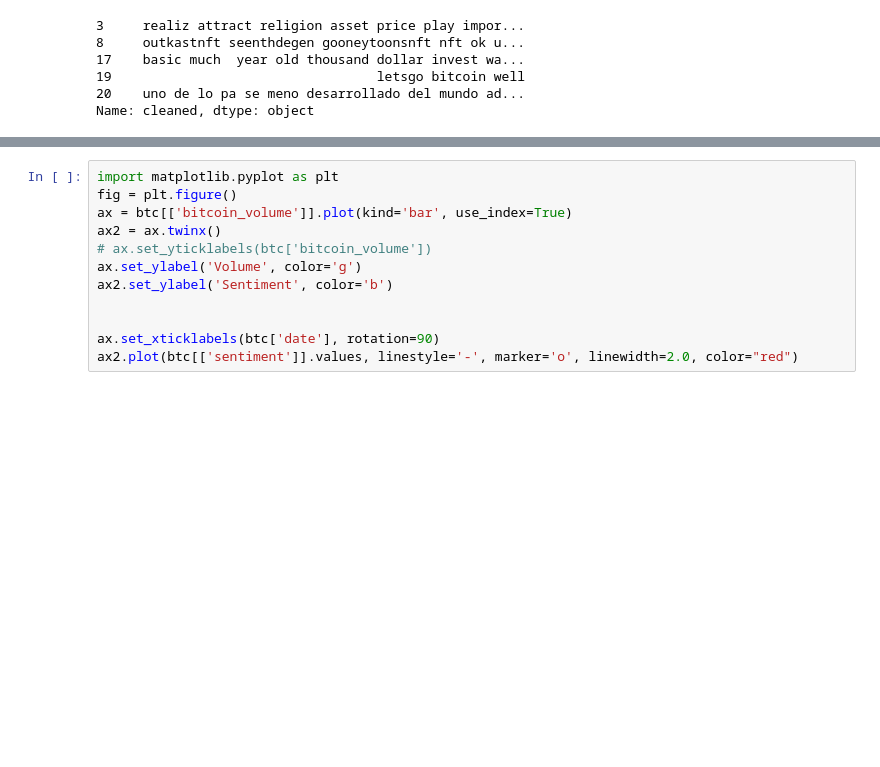
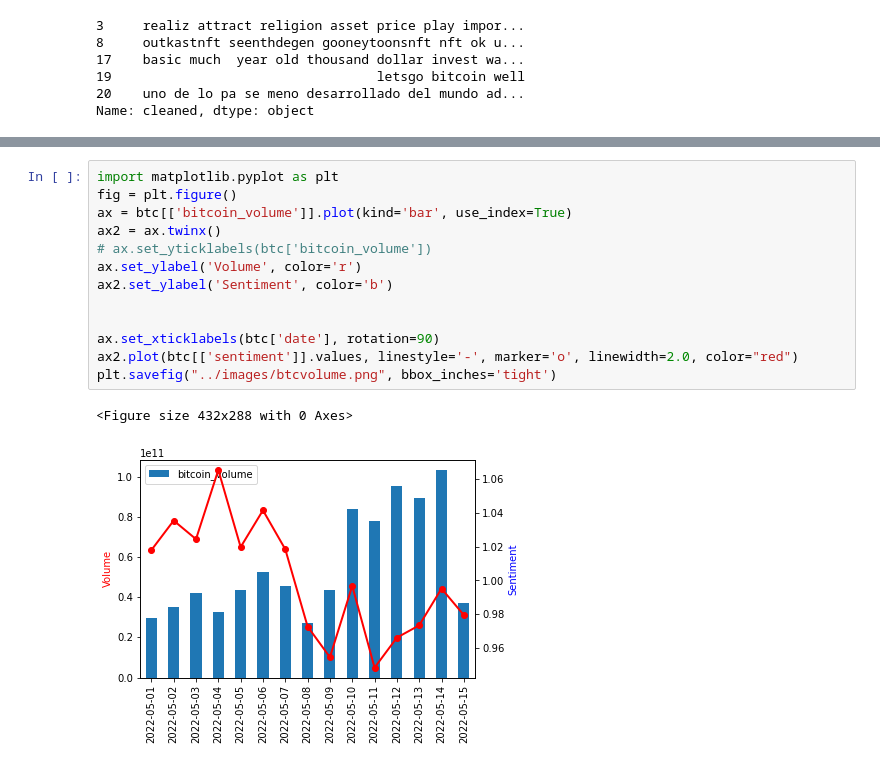
Before and after one commit to Ashlynbh/Crypto_Sentiment_Project, a Jupyter notebook: Jupyter/bitcoin_ML.ipynb, the cells around one changed output, grey strips where cells are left out. Drawn from its saved outputs; the diff is of its cells as text; blank space fills up the shorter version.

```diff
--- a/Jupyter/bitcoin_ML.ipynb
+++ b/Jupyter/bitcoin_ML.ipynb
@@ -469,12 +490,16 @@ btc
 # %%
 import matplotlib.pyplot as plt
 fig = plt.figure()
 ax = btc[['bitcoin_volume']].plot(kind='bar', use_index=True)
 ax2 = ax.twinx()
 # ax.set_yticklabels(btc['bitcoin_volume'])
-ax.set_ylabel('Volume', color='g')
+ax.set_ylabel('Volume', color='r')
 ax2.set_ylabel('Sentiment', color='b')
 
 
 ax.set_xticklabels(btc['date'], rotation=90)
 ax2.plot(btc[['sentiment']].values, linestyle='-', marker='o', linewidth=2.0, color="red")
+plt.savefig("../images/btcvolume.png", bbox_inches='tight')
+# %% [output]
+<Figure size 432x288 with 0 Axes>
+[figure, added]
```
Also changed, not shown: parts of 10 cells of this notebook, 4 other files.
